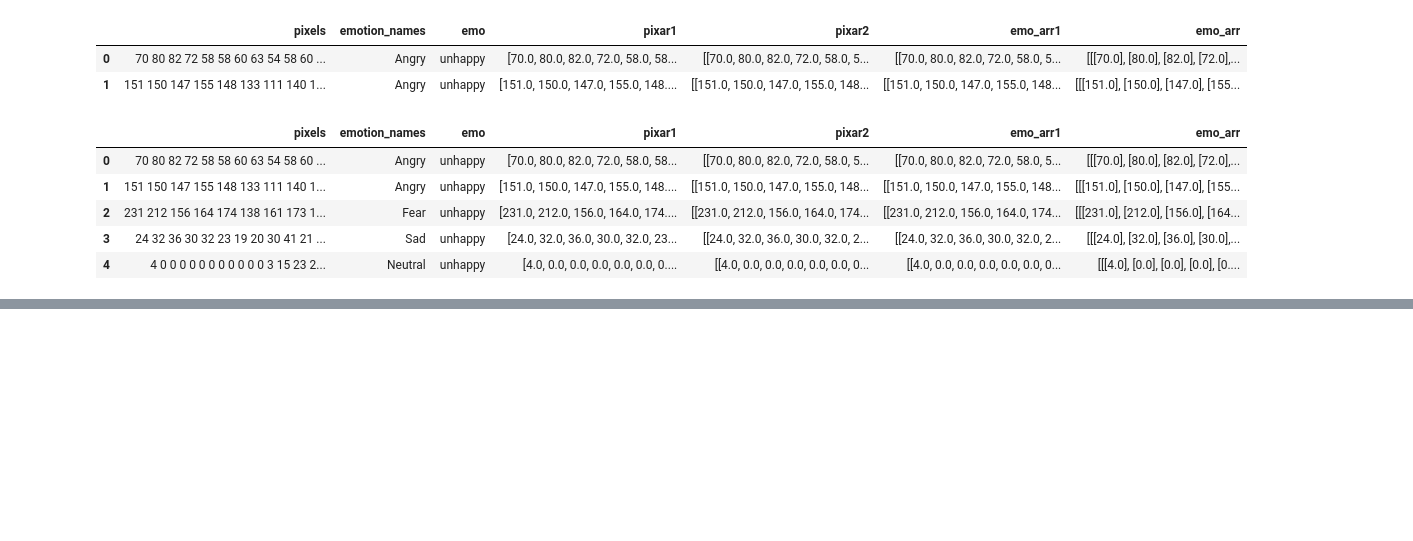
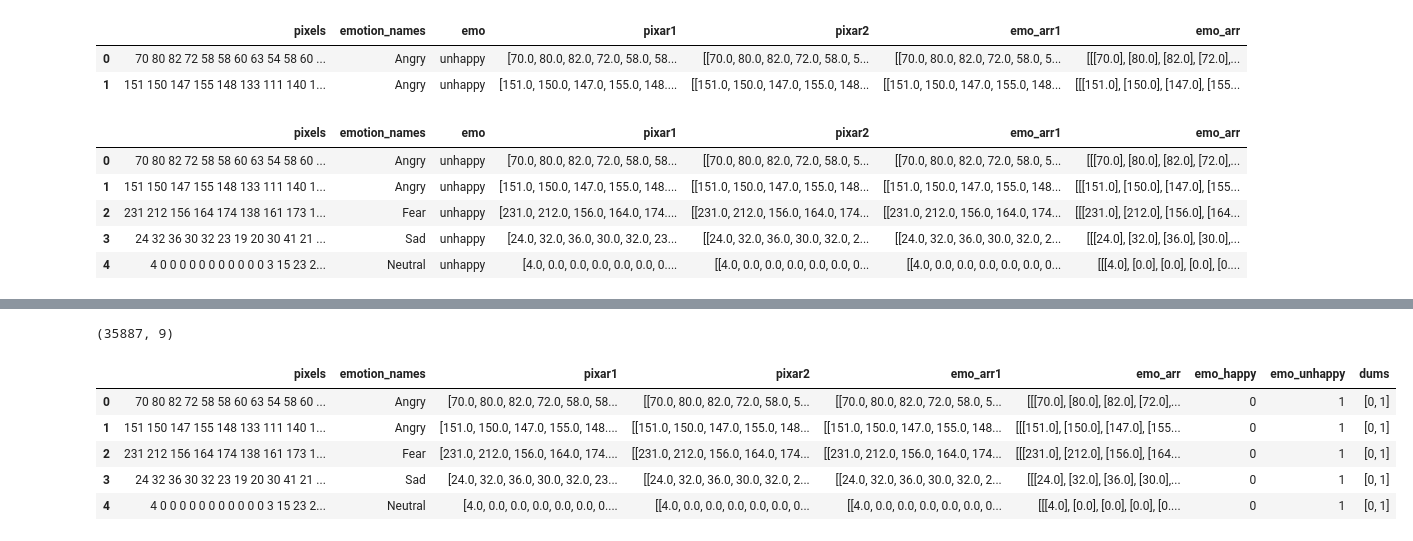
Before and after one commit to CristinaCallejo/AudienceResearch, a Jupyter notebook: notebooks/1_fer2013.ipynb, the cells around one changed output, grey strips where cells are left out. Saved outputs shown, nothing was run; the diff lists cells and outputs as text; code cells hidden in the pictures; blank space fills up the shorter version.

```diff
--- a/notebooks/1_fer2013.ipynb
+++ b/notebooks/1_fer2013.ipynb
@@ -163,5 +163,6 @@ df6['dums'] = df6[['emo_happy','emo_unhappy']].apply(lambda x: pd.Series([x.valu
 # %%
 df6.to_csv(pth2/'df_fer_top.csv')
 # %%
-drpp = ['pixar1','pixar2']
-df6.drop(columns = drpp, inplace=True)
+df6.shape
+# %% [output]
+(35887, 9)
@@ -172,2 +169,9 @@ df5.shape
 # %%
-df5.head()
+df6.head()
+# %% [output]
+|  | pixels | emotion_names | pixar1 | pixar2 | emo_arr1 | emo_arr | emo_happy | emo_unhappy | dums |
+| 0 | 70 80 82 72 58 58 60 63 54 58 60 ... | Angry | [70.0, 80.0, 82.0, 72.0, 58.0, 58... | [[70.0, 80.0, 82.0, 72.0, 58.0, 5... | [[70.0, 80.0, 82.0, 72.0, 58.0, 5... | [[[70.0], [80.0], [82.0], [72.0],... | 0 | 1 | [0, 1] |
+| 1 | 151 150 147 155 148 133 111 140 1... | Angry | [151.0, 150.0, 147.0, 155.0, 148.... | [[151.0, 150.0, 147.0, 155.0, 148... | [[151.0, 150.0, 147.0, 155.0, 148... | [[[151.0], [150.0], [147.0], [155... | 0 | 1 | [0, 1] |
+| 2 | 231 212 156 164 174 138 161 173 1... | Fear | [231.0, 212.0, 156.0, 164.0, 174.... | [[231.0, 212.0, 156.0, 164.0, 174... | [[231.0, 212.0, 156.0, 164.0, 174... | [[[231.0], [212.0], [156.0], [164... | 0 | 1 | [0, 1] |
+| 3 | 24 32 36 30 32 23 19 20 30 41 21 ... | Sad | [24.0, 32.0, 36.0, 30.0, 32.0, 23... | [[24.0, 32.0, 36.0, 30.0, 32.0, 2... | [[24.0, 32.0, 36.0, 30.0, 32.0, 2... | [[[24.0], [32.0], [36.0], [30.0],... | 0 | 1 | [0, 1] |
+| 4 | 4 0 0 0 0 0 0 0 0 0 0 0 3 15 23 2... | Neutral | [4.0, 0.0, 0.0, 0.0, 0.0, 0.0, 0.... | [[4.0, 0.0, 0.0, 0.0, 0.0, 0.0, 0... | [[4.0, 0.0, 0.0, 0.0, 0.0, 0.0, 0... | [[[4.0], [0.0], [0.0], [0.0], [0.... | 0 | 1 | [0, 1] |
```
Also changed, not shown: parts of 34 cells of this notebook.
